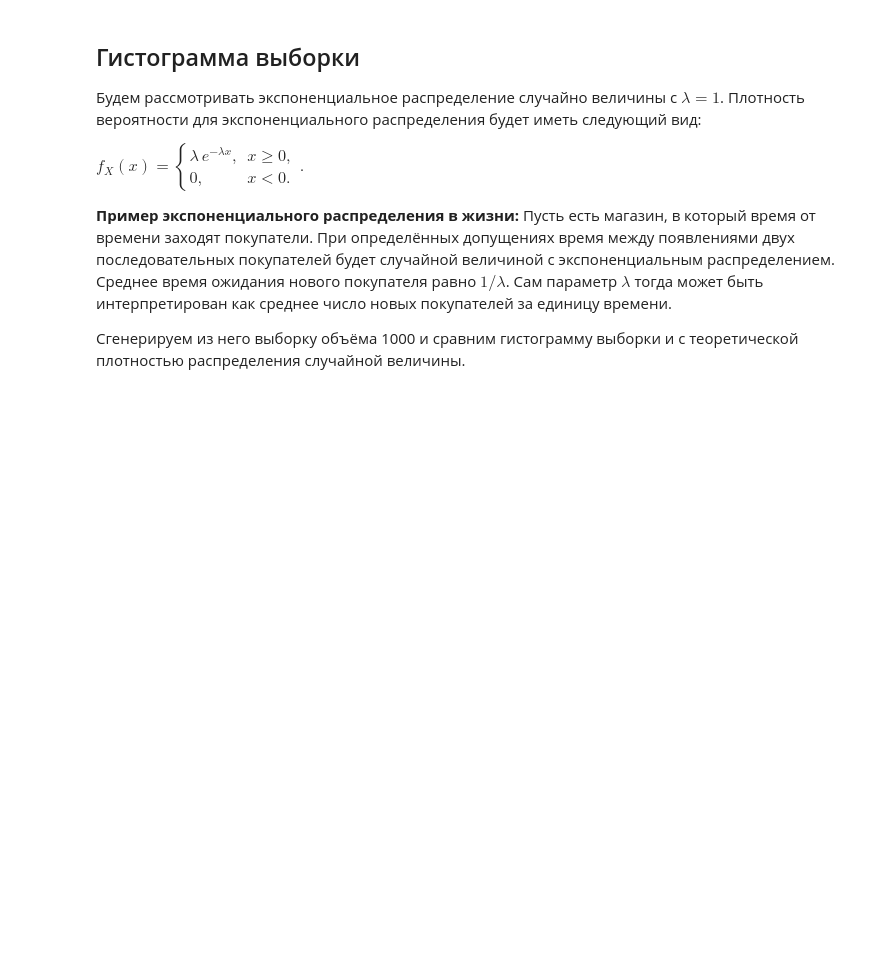
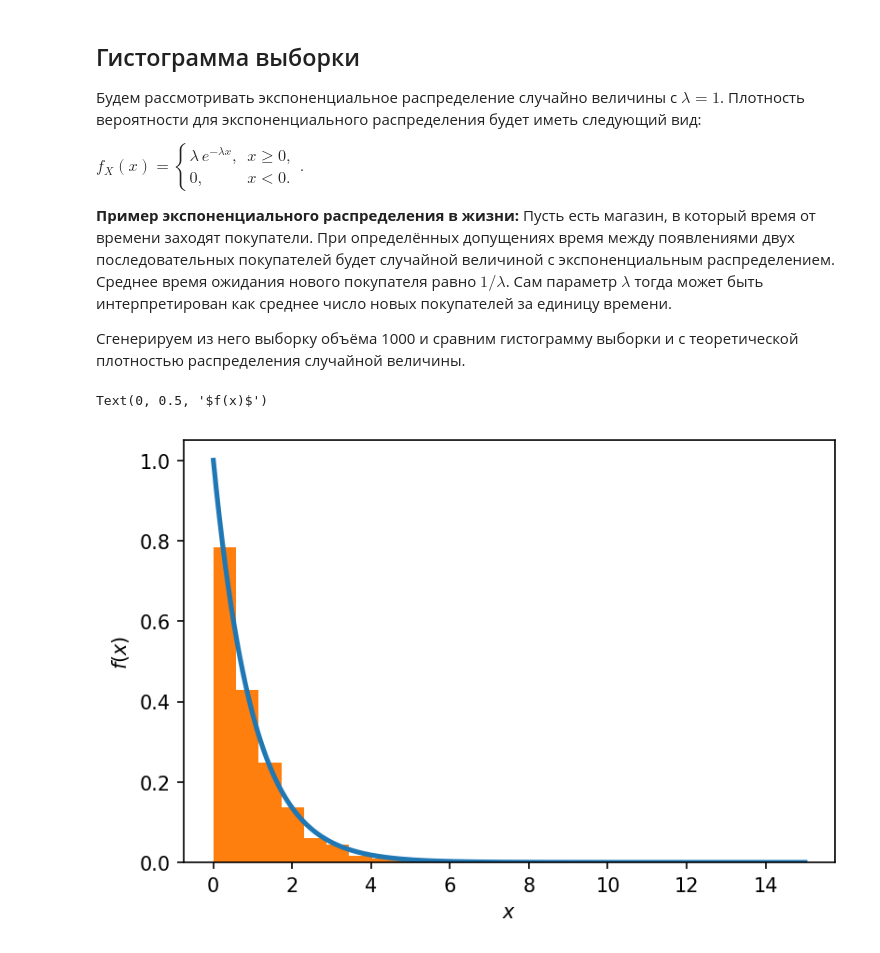
Before and after one commit to danfimov/coursera, a Jupyter notebook: Машинное обучение и анализ данных/Математика и Python для анализа данных/week_4/assigments/assigment_1.ipynb, the cells around one changed output. Saved outputs shown, nothing was run; the diff lists cells and outputs as text; code cells hidden in the pictures; blank space fills up the shorter version.

```diff
--- a/Машинное обучение и анализ данных/Математика и Python для анализа данных/week_4/assigments/assigment_1.ipynb
+++ b/Машинное обучение и анализ данных/Математика и Python для анализа данных/week_4/assigments/assigment_1.ipynb
@@ -18 +26,20 @@ __Пример экспоненциального распределения в
+# %%
+# сгенеруем выборку объема 1000 из распределения
+rv = sts.expon()
+sample = rv.rvs(1000)
+
+# расчитаем теоритеческую плотность вероятности (pdf - probability density function) для распределения
+x = np.linspace(0,15,1000)
+pdf = rv.pdf(x)
+# %%
+# построим гистограмму выборки и наложим на нее теоретическую
+# оценку плотности вероятности экспоненциального распределения
+plt.figure(dpi = 150)
+plt.plot(x, pdf, linewidth = 2.5)
+plt.hist(sample, density=True)
+plt.xlabel('$x$')
+plt.ylabel('$f(x)$')
+# %% [output]
+Text(0, 0.5, '$f(x)$')
+[figure, added]
 # %% [markdown]
```
Also changed, not shown: parts of 6 cells of this notebook, 9 other files.
